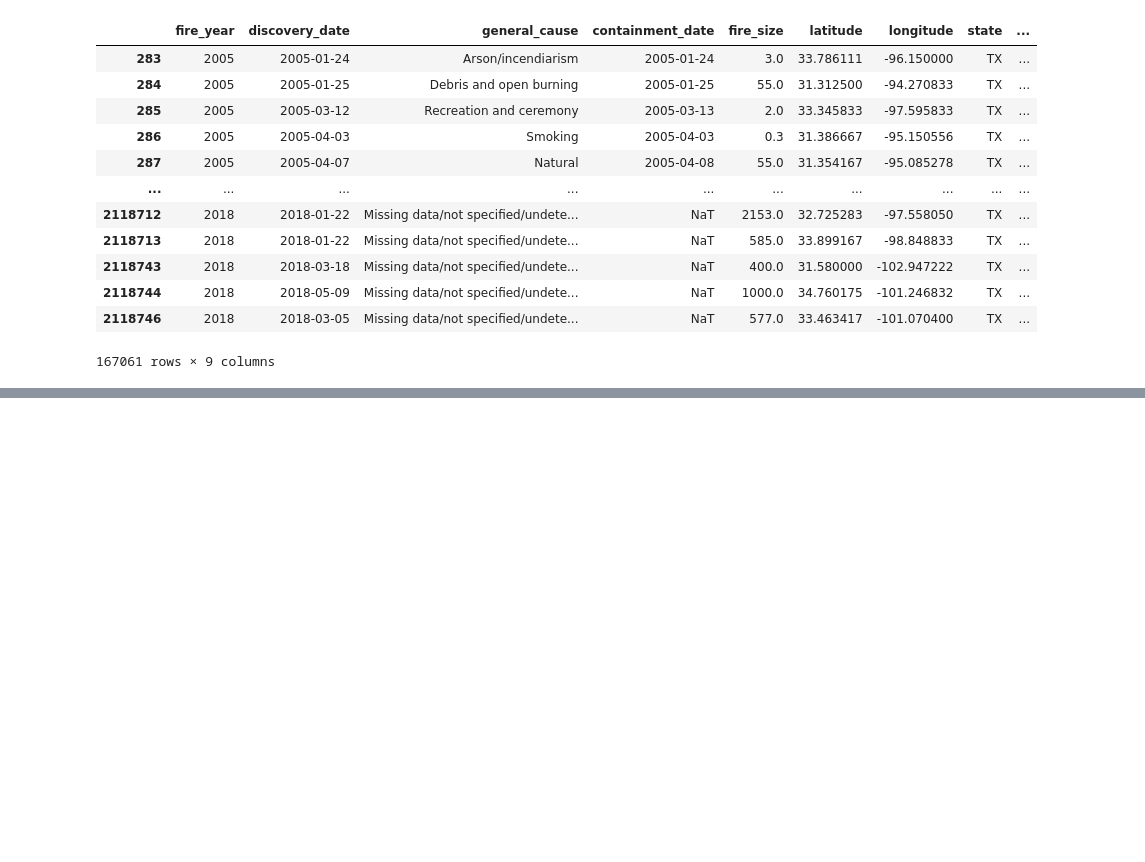
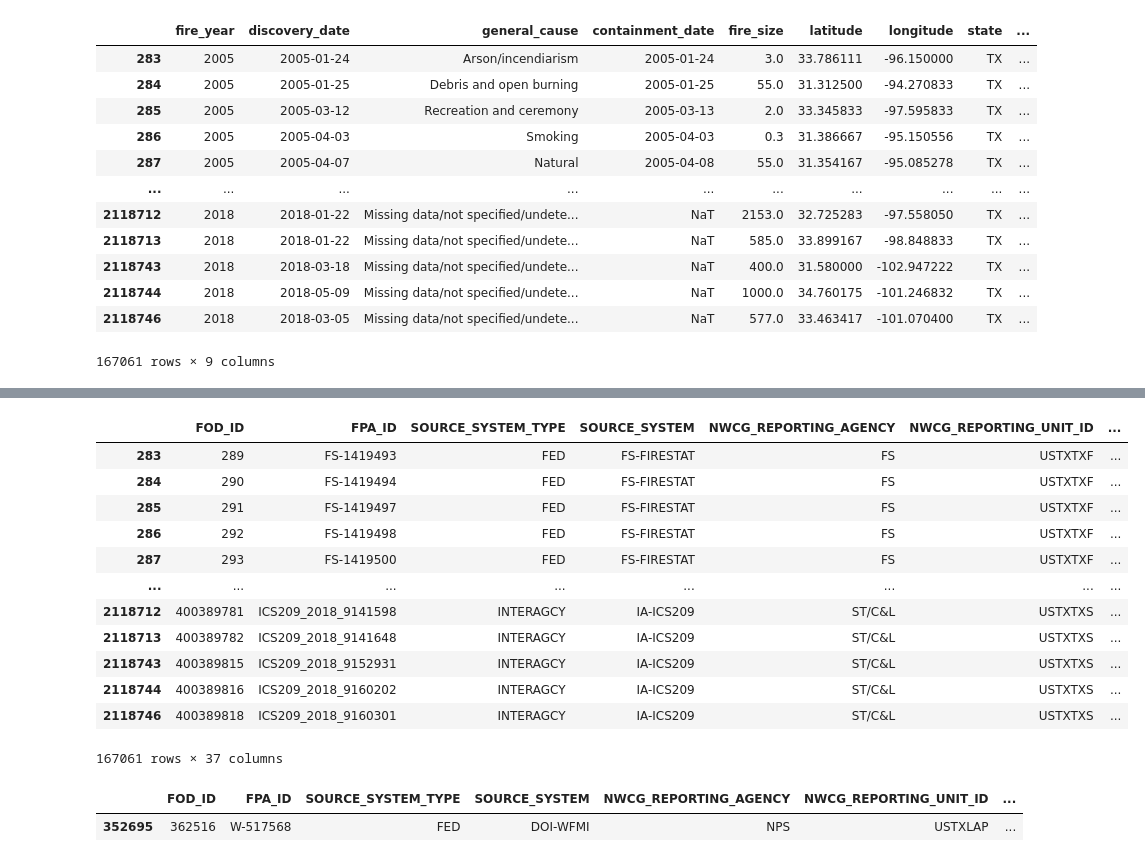
Before and after one commit to Dames-Researching-Flames/Sound-the-Alarm, a Jupyter notebook: Individual Works/kristine_workbook.ipynb, the cells around one changed output, grey strips where cells are left out. Saved outputs shown, nothing was run; the diff lists cells and outputs as text; code cells hidden in the pictures; blank space fills up the shorter version.

```diff
--- a/Individual Works/kristine_workbook.ipynb
+++ b/Individual Works/kristine_workbook.ipynb
@@ -679,0 +702,27 @@ tx_fires['fire_size'].value_counts()[0.01]
+# %%
+# create new dataframe specific to fires only in the state of Texas
+
+wf_namesdf = wf_namesdf[wf_namesdf.STATE == 'TX']
+wf_namesdf
+# %% [output]
+|  | FOD_ID | FPA_ID | SOURCE_SYSTEM_TYPE | SOURCE_SYSTEM | NWCG_REPORTING_AGENCY | NWCG_REPORTING_UNIT_ID | ... |
+| 283 | 289 | FS-1419493 | FED | FS-FIRESTAT | FS | USTXTXF | ... |
+| 284 | 290 | FS-1419494 | FED | FS-FIRESTAT | FS | USTXTXF | ... |
+| 285 | 291 | FS-1419497 | FED | FS-FIRESTAT | FS | USTXTXF | ... |
+| 286 | 292 | FS-1419498 | FED | FS-FIRESTAT | FS | USTXTXF | ... |
+| 287 | 293 | FS-1419500 | FED | FS-FIRESTAT | FS | USTXTXF | ... |
+| ... | ... | ... | ... | ... | ... | ... | ... |
+| 2118712 | 400389781 | ICS209_2018_9141598 | INTERAGCY | IA-ICS209 | ST/C&L | USTXTXS | ... |
+| 2118713 | 400389782 | ICS209_2018_9141648 | INTERAGCY | IA-ICS209 | ST/C&L | USTXTXS | ... |
+| 2118743 | 400389815 | ICS209_2018_9152931 | INTERAGCY | IA-ICS209 | ST/C&L | USTXTXS | ... |
+| 2118744 | 400389816 | ICS209_2018_9160202 | INTERAGCY | IA-ICS209 | ST/C&L | USTXTXS | ... |
+| 2118746 | 400389818 | ICS209_2018_9160301 | INTERAGCY | IA-ICS209 | ST/C&L | USTXTXS | ... |
+167061 rows × 37 columns
+# %%
+# Isolate the row with the largest fire size for dataframe specific to only fires in Texas
+# to get the largest Texas wildfire in this dataset
+
+wf_namesdf[wf_namesdf.FIRE_SIZE == wf_namesdf.FIRE_SIZE.max()]
+# %% [output]
+|  | FOD_ID | FPA_ID | SOURCE_SYSTEM_TYPE | SOURCE_SYSTEM | NWCG_REPORTING_AGENCY | NWCG_REPORTING_UNIT_ID | ... |
+| 352695 | 362516 | W-517568 | FED | DOI-WFMI | NPS | USTXLAP | ... |
```
Also changed, not shown: parts of 18 cells of this notebook.
